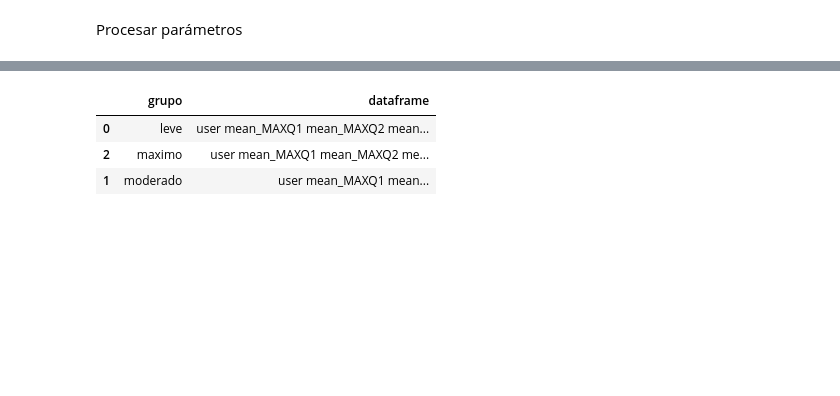
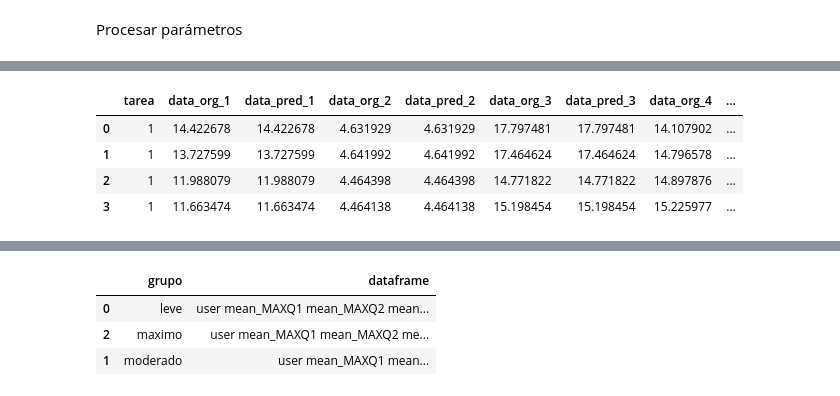
Before and after one commit to RaulMB94/rai_exp_2023_sivarita, a Jupyter notebook: rai_exp_2023_sivarita.ipynb, the cells around one changed output, grey strips where cells are left out. Drawn from its saved outputs; the diff is of its cells as text; code cells hidden in the pictures; blank space fills up the shorter version.

```diff
--- a/rai_exp_2023_sivarita.ipynb
+++ b/rai_exp_2023_sivarita.ipynb
@@ -118,3 +120,11 @@ Vacíos: 11
+# %%
+df_data.dataFrameIA[0]
+# %% [output]
+|  | tarea | data_org_1 | data_pred_1 | data_org_2 | data_pred_2 | data_org_3 | data_pred_3 | data_org_4 | ... |
+| 0 | 1 | 14.422678 | 14.422678 | 4.631929 | 4.631929 | 17.797481 | 17.797481 | 14.107902 | ... |
+| 1 | 1 | 13.727599 | 13.727599 | 4.641992 | 4.641992 | 17.464624 | 17.464624 | 14.796578 | ... |
+| 2 | 1 | 11.988079 | 11.988079 | 4.464398 | 4.464398 | 14.771822 | 14.771822 | 14.897876 | ... |
+| 3 | 1 | 11.663474 | 11.663474 | 4.464138 | 4.464138 | 15.198454 | 15.198454 | 15.225977 | ... |
 # %%
 # Obtener los rangos articulares para cada paciente
 df_params = exp.process_all_params(df_data)
```
Also changed, not shown: parts of 14 cells of this notebook, 1 other file.
